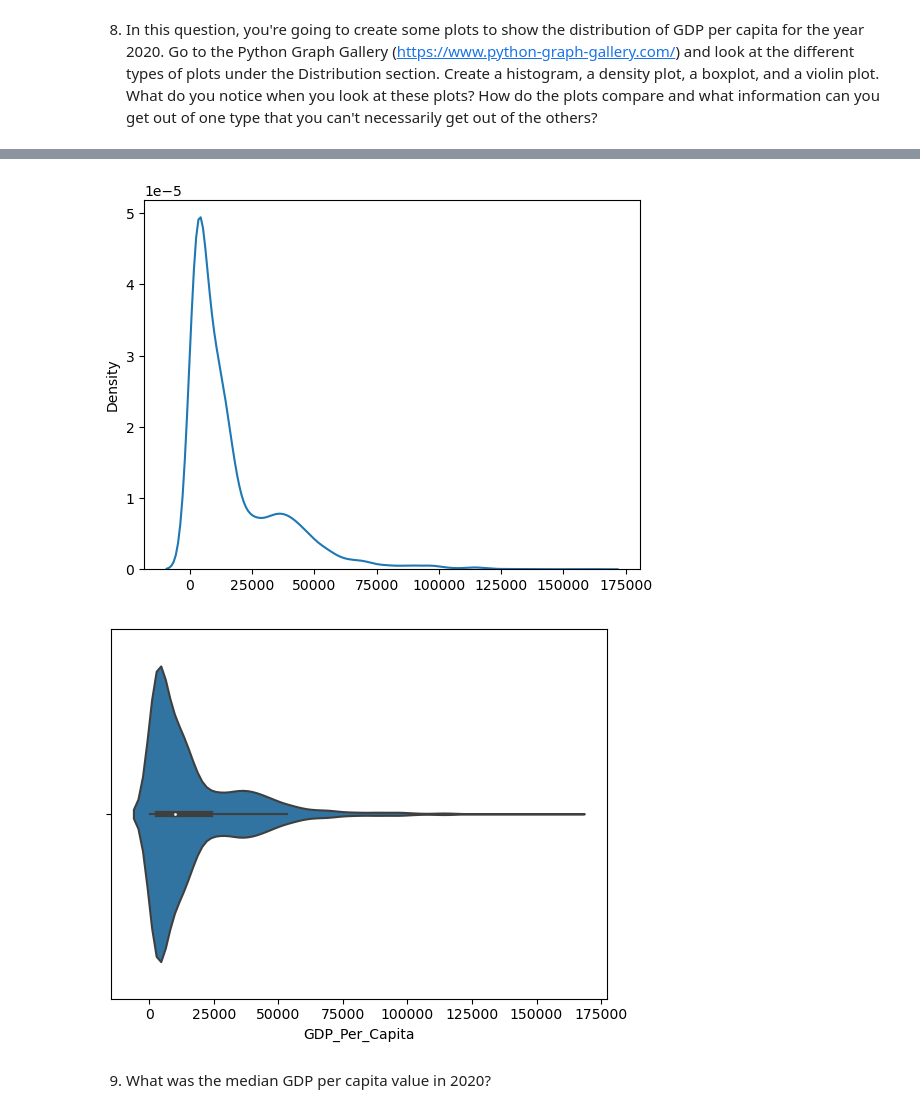
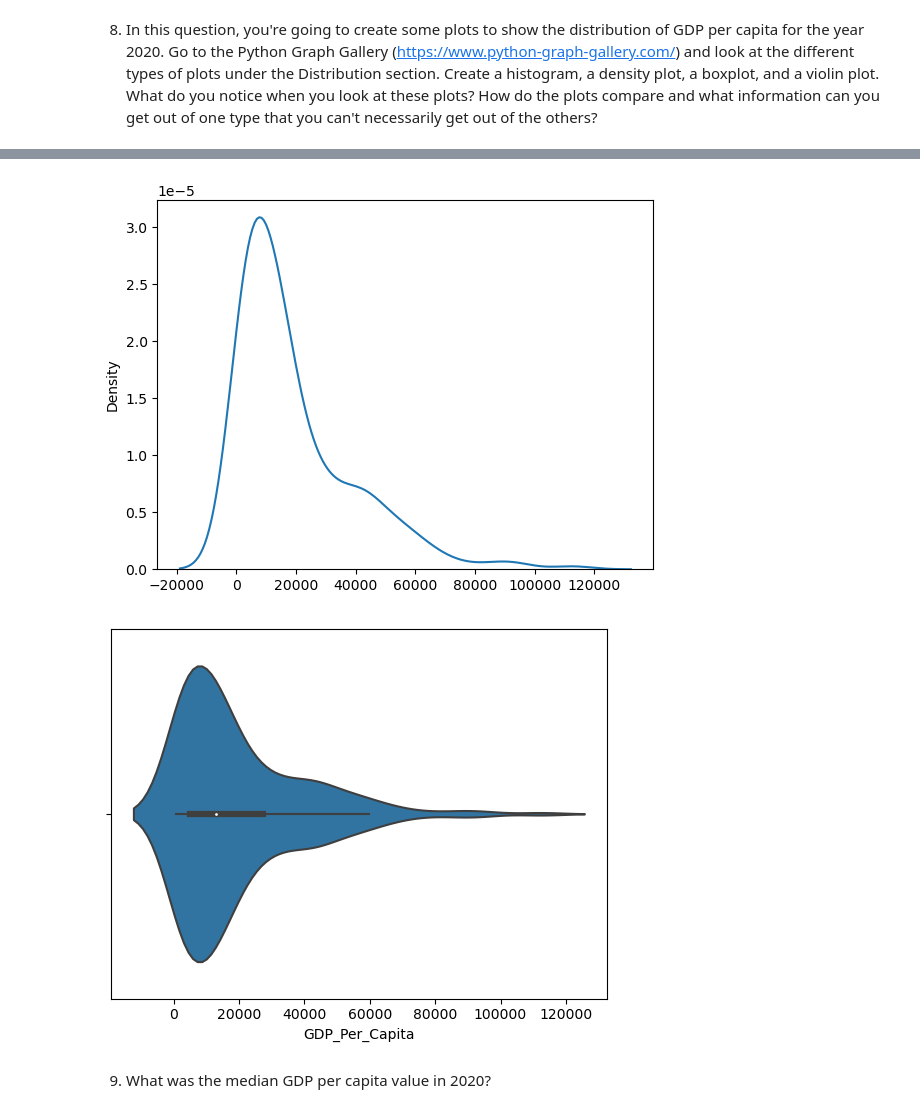
Before and after one commit to NSS-Data-Analytics-Cohort-8/gdp-and-internet-usage-cjpentecost, a Jupyter notebook: notebooks/UNproject.ipynb, the cells around one changed output, grey strips where cells are left out. Cells and saved outputs as stored; diff of their text form; code cells hidden in the pictures.

```diff
--- a/notebooks/UNproject.ipynb
+++ b/notebooks/UNproject.ipynb
@@ -87,10 +87,9 @@ Name: Year, dtype: int64
 8. In this question, you're going to create some plots to show the distribution of GDP per capita for the year 2020. Go to the Python Graph Gallery (https://www.python-graph-gallery.com/) and look at the different types of plots under the Distribution section. Create a histogram, a density plot, a boxplot, and a violin plot. What do you notice when you look at these plots? How do the plots compare and what information can you get out of one type that you can't necessarily get out of the others?
 # %%
 #HISTOGRAM EX
-#Trying to filter out for only the year 2020, but have spent too much time on it
-#year = 2020
-df_filtered = gdp_df[gdp_df['Year']== 2020]
-sns.histplot(gdp_df.GDP_Per_Capita)
+gdp_2020 = gdp_df.loc[gdp_df['Year']==2020]
+#print(gdp_2020.head())
+sns.histplot(gdp_2020.GDP_Per_Capita)
 x = 'GDP_Per_Capita'
 y = 'Year'
 plt.show()
@@ -106,14 +105,14 @@ plt.show
 # %%
 #KDensityPlot Ex
-sns.kdeplot(np.array(gdp_df.GDP_Per_Capita))
+sns.kdeplot(np.array(gdp_2020.GDP_Per_Capita))
 plt.show()
 # %% [output]
-[figure, old version]
+[figure, new version]
 # %%
 #ViolinPlot Ex
-sns.violinplot(x=gdp_df["GDP_Per_Capita"], data=gdp_df)
+sns.violinplot(x=gdp_2020["GDP_Per_Capita"], data=gdp_2020)
 plt.show(block = False)
 # %% [output]
-[figure, old version]
+[figure, new version]
 # %% [markdown]
 9. What was the median GDP per capita value in 2020?
```
Also changed, not shown: parts of 7 cells of this notebook.
